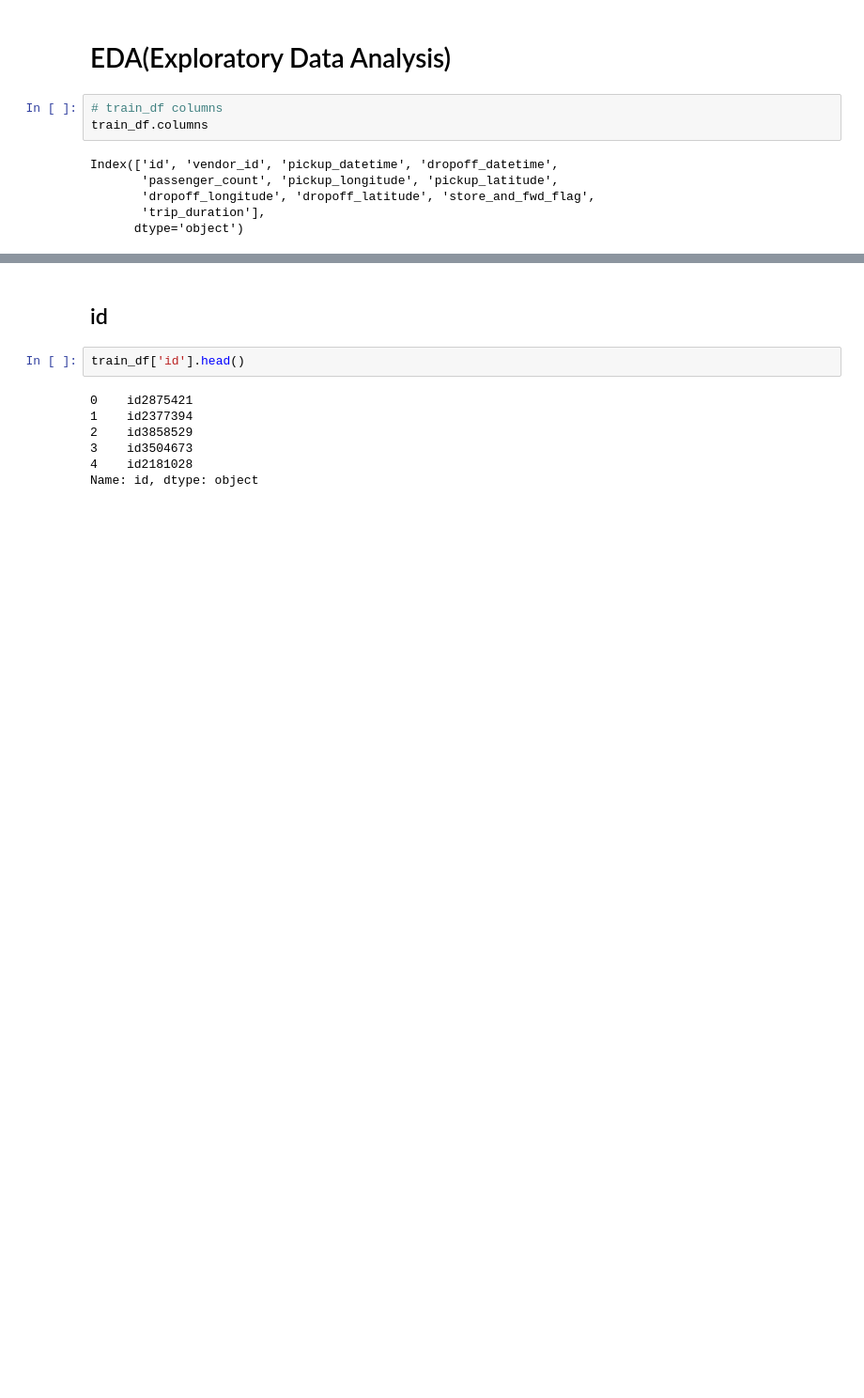
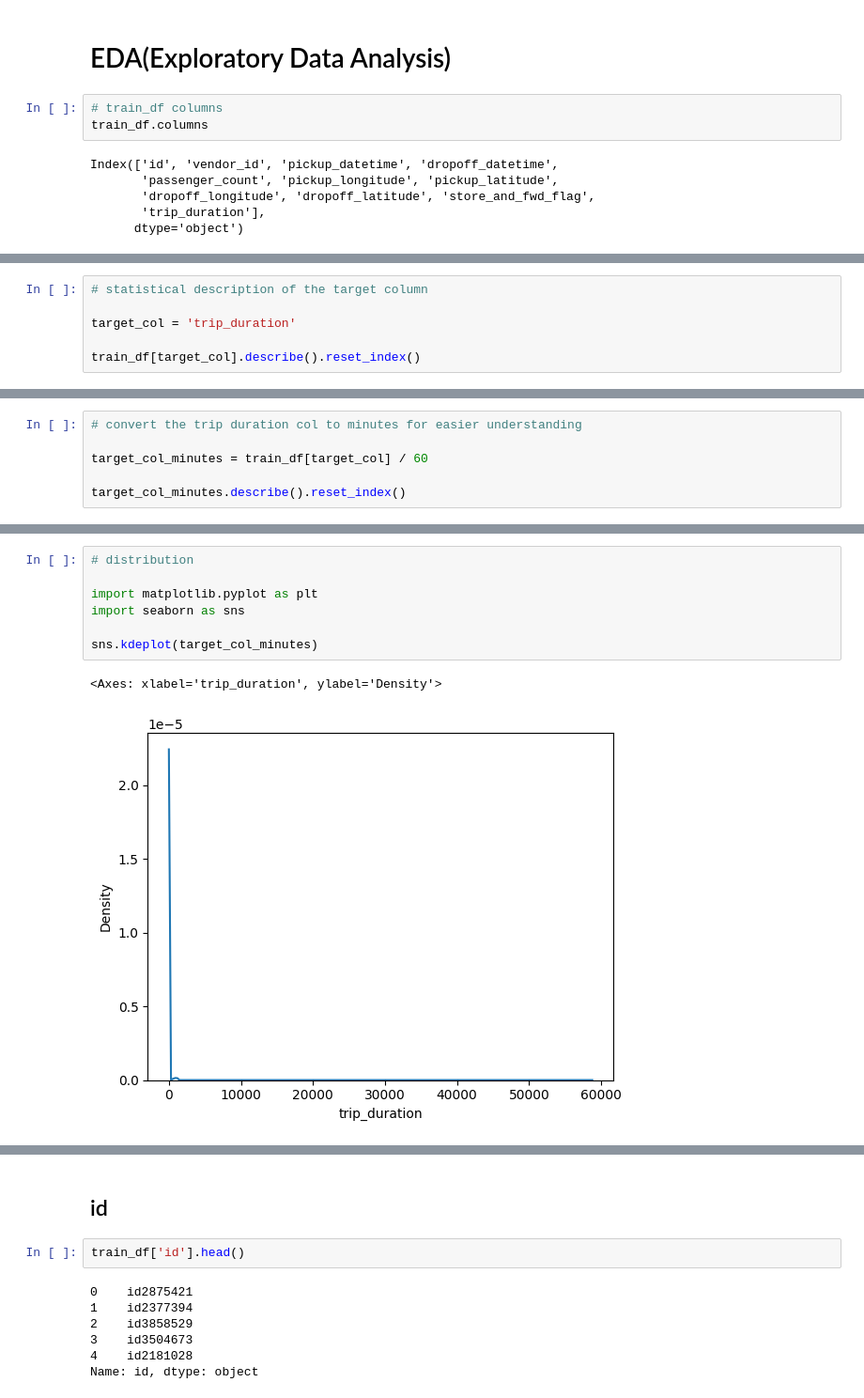
Before and after one commit to Himanshu-1703/kaggle-notebooks, a Jupyter notebook: rushing-through-nyc.ipynb, the cells around one changed output, grey strips where cells are left out. Shown at 94% size. Saved outputs shown, nothing was run; the diff lists cells and outputs as text; blank space fills up the shorter version.

```diff
--- a/rushing-through-nyc.ipynb
+++ b/rushing-through-nyc.ipynb
@@ -332,0 +333,6 @@ Index(['id', 'vendor_id', 'pickup_datetime', 'dropoff_datetime',
+# %%
+# statistical description of the target column
+
+target_col = 'trip_duration'
+
+train_df[target_col].describe().reset_index()
@@ -332,0 +349,6 @@ Index(['id', 'vendor_id', 'pickup_datetime', 'dropoff_datetime',
+# %%
+# convert the trip duration col to minutes for easier understanding
+
+target_col_minutes = train_df[target_col] / 60
+
+target_col_minutes.describe().reset_index()
@@ -332,0 +372,10 @@ Index(['id', 'vendor_id', 'pickup_datetime', 'dropoff_datetime',
+# %%
+# distribution
+
+import matplotlib.pyplot as plt
+import seaborn as sns
+
+sns.kdeplot(target_col_minutes)
+# %% [output]
+<Axes: xlabel='trip_duration', ylabel='Density'>
+[figure, added]
```
Also changed, not shown: parts of 37 cells of this notebook.
